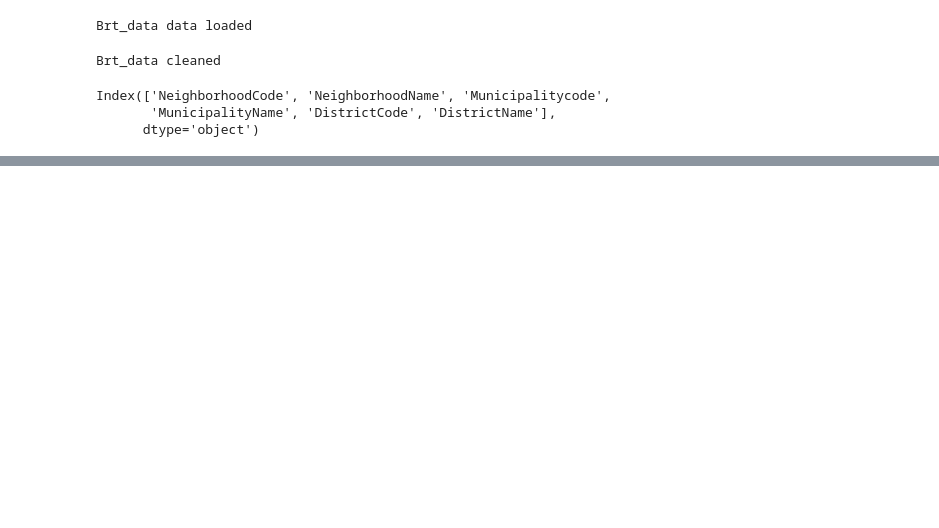
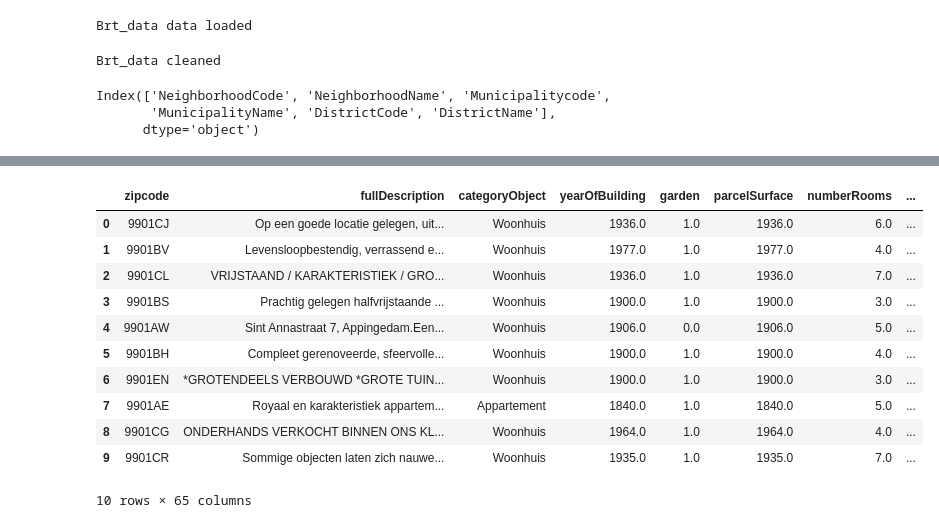
Before and after one commit to Rokra1995/ML-houseprice-pipeline, a Jupyter notebook: notebooks/Felicia.ipynb, the cells around one changed output, grey strips where cells are left out. Saved outputs shown, nothing was run; the diff lists cells and outputs as text; code cells hidden in the pictures; blank space fills up the shorter version.

Commit message:
story_22_features_funda_update

```diff
--- a/notebooks/Felicia.ipynb
+++ b/notebooks/Felicia.ipynb
@@ -218,0 +307,18 @@ funda_zipcode_brt_df.head(5)
+# %%
+# Replace NaN in parcelSurface with the mean of the Municpality
+funda_zipcode_brt_df['parcelSurface'] = funda_zipcode_brt_df.groupby("Municipalitycode").transform(lambda x: x.fillna(x.mean()))
+# %%
+funda_zipcode_brt_df.head(10)
+# %% [output]
+|  | zipcode | fullDescription | categoryObject | yearOfBuilding | garden | parcelSurface | numberRooms | ... |
+| 0 | 9901CJ | Op een goede locatie gelegen, uit... | Woonhuis | 1936.0 | 1.0 | 1936.0 | 6.0 | ... |
+| 1 | 9901BV | Levensloopbestendig, verrassend e... | Woonhuis | 1977.0 | 1.0 | 1977.0 | 4.0 | ... |
+| 2 | 9901CL | VRIJSTAAND / KARAKTERISTIEK / GRO... | Woonhuis | 1936.0 | 1.0 | 1936.0 | 7.0 | ... |
+| 3 | 9901BS | Prachtig gelegen halfvrijstaande ... | Woonhuis | 1900.0 | 1.0 | 1900.0 | 3.0 | ... |
+| 4 | 9901AW | Sint Annastraat 7, Appingedam.Een... | Woonhuis | 1906.0 | 0.0 | 1906.0 | 5.0 | ... |
+| 5 | 9901BH | Compleet gerenoveerde, sfeervolle... | Woonhuis | 1900.0 | 1.0 | 1900.0 | 4.0 | ... |
+| 6 | 9901EN | *GROTENDEELS VERBOUWD *GROTE TUIN... | Woonhuis | 1900.0 | 1.0 | 1900.0 | 3.0 | ... |
+| 7 | 9901AE | Royaal en karakteristiek appartem... | Appartement | 1840.0 | 1.0 | 1840.0 | 5.0 | ... |
+| 8 | 9901CG | ONDERHANDS VERKOCHT BINNEN ONS KL... | Woonhuis | 1964.0 | 1.0 | 1964.0 | 4.0 | ... |
+| 9 | 9901CR | Sommige objecten laten zich nauwe... | Woonhuis | 1935.0 | 1.0 | 1935.0 | 7.0 | ... |
+10 rows × 65 columns
```
Also changed, not shown: parts of 39 cells of this notebook, 2 other files.
